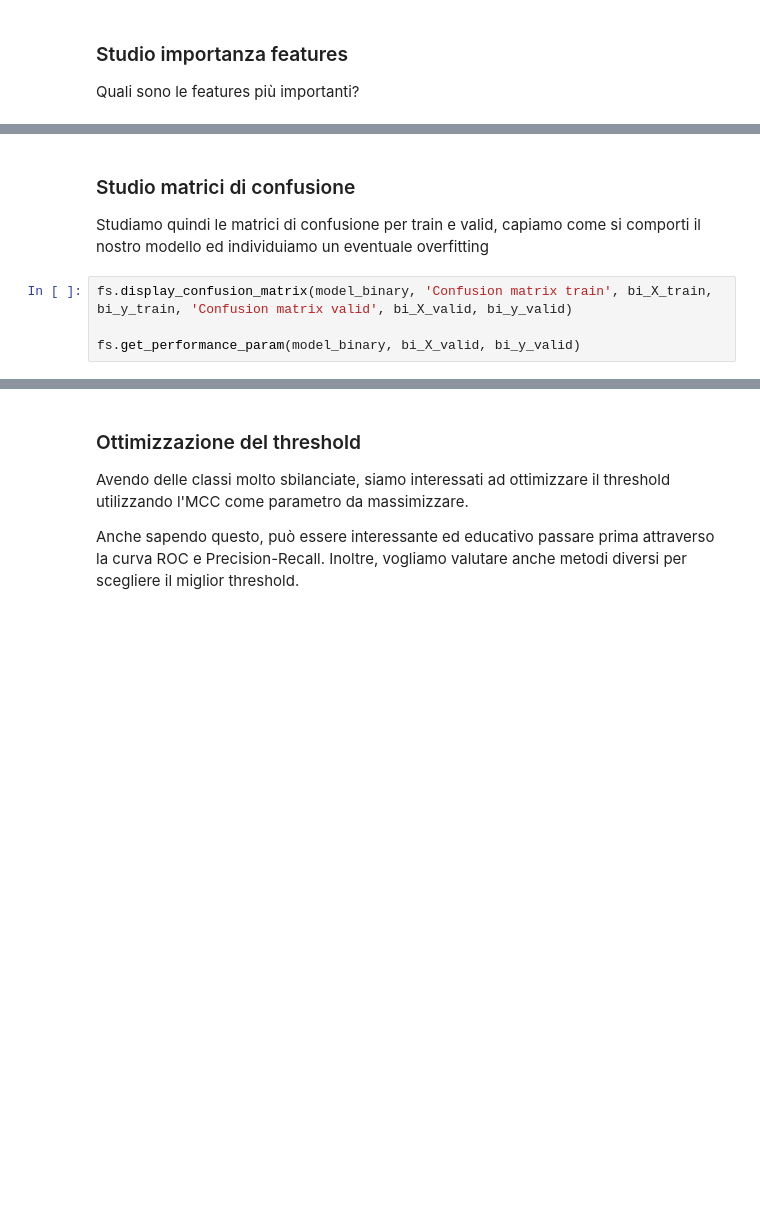
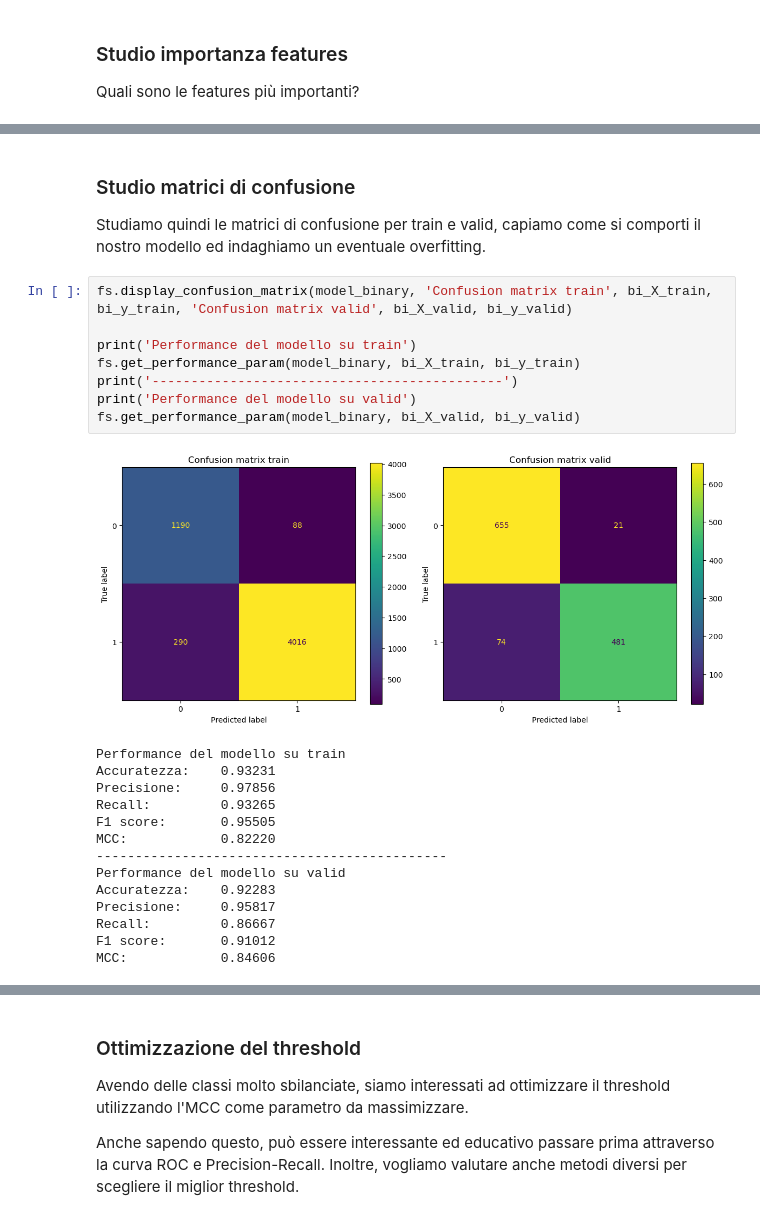
Before and after one commit to CarloDegasperi/DataScience, a Jupyter notebook: notebooks/classification/04_logistic_regression.ipynb, the cells around one changed output, grey strips where cells are left out. Cells and saved outputs as stored; diff of their text form; blank space fills up the shorter version.

```diff
--- a/notebooks/classification/04_logistic_regression.ipynb
+++ b/notebooks/classification/04_logistic_regression.ipynb
@@ -144,8 +146,27 @@ Stranamente i dati meteo sono irrilevanti. Ci saremmo aspettati una dipendenza m
 # %% [markdown]
 ### Studio matrici di confusione
-Studiamo quindi le matrici di confusione per train e valid, capiamo come si comporti il nostro modello ed individuiamo un eventuale overfitting
+Studiamo quindi le matrici di confusione per train e valid, capiamo come si comporti il nostro modello ed indaghiamo un eventuale overfitting.
 # %%
 fs.display_confusion_matrix(model_binary, 'Confusion matrix train', bi_X_train, bi_y_train, 'Confusion matrix valid', bi_X_valid, bi_y_valid)
 
+print('Performance del modello su train')
+fs.get_performance_param(model_binary, bi_X_train, bi_y_train)
+print('---------------------------------------------')
+print('Performance del modello su valid')
 fs.get_performance_param(model_binary, bi_X_valid, bi_y_valid)
+# %% [output]
+[figure, added]
+Performance del modello su train
+Accuratezza:    0.93231
+Precisione:     0.97856
+Recall:         0.93265
+F1 score:       0.95505
+MCC:            0.82220
+---------------------------------------------
+Performance del modello su valid
+Accuratezza:    0.92283
+Precisione:     0.95817
+Recall:         0.86667
+F1 score:       0.91012
+MCC:            0.84606
 # %% [markdown]
```
Also changed, not shown: parts of 41 cells of this notebook, 12 other files.
